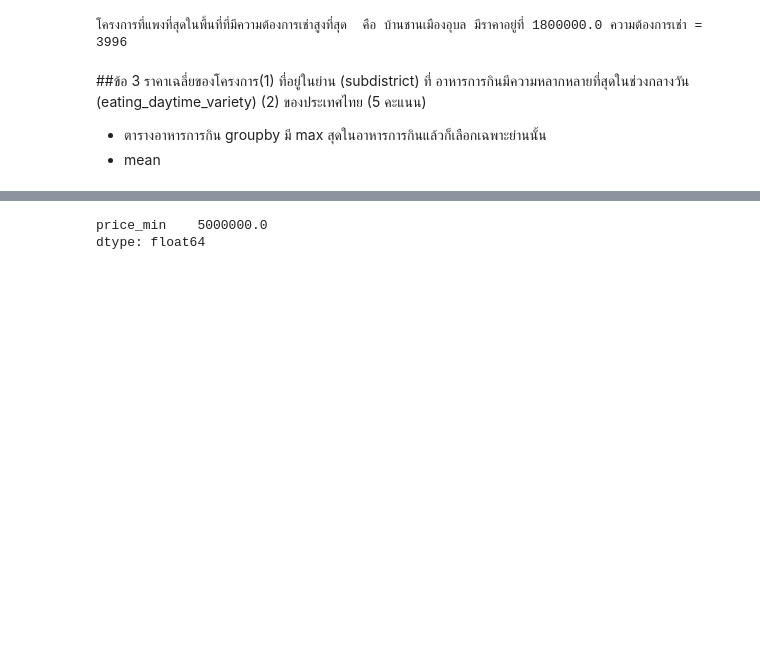
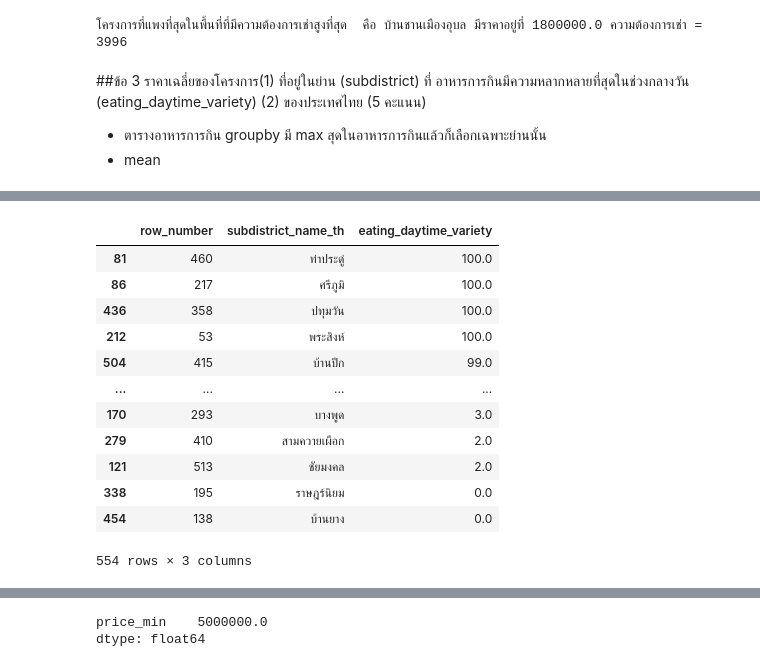
Before and after one commit to Nattakonjpg/BasicProg_DataViz65, a Jupyter notebook: Copy_of_Midterm2022.ipynb, the cells around one changed output, grey strips where cells are left out. Drawn from its saved outputs; the diff is of its cells as text; code cells hidden in the pictures; blank space fills up the shorter version.

```diff
--- a/Copy_of_Midterm2022.ipynb
+++ b/Copy_of_Midterm2022.ipynb
@@ -182,0 +183,17 @@ c #ได้ย่านที่มีความหลากหลายส
+# %%
+x = eat1[['row_number','subdistrict_name_th','eating_daytime_variety']].sort_values('eating_daytime_variety',ascending=0)  #เลือก column พื้นที่ , อาหารการกินกลางวัน , ราคาของโครง
+x  # ได้ย่านที่มีการกินหลากหลายสุดในกลางวัน
+# %% [output]
+|  | row_number | subdistrict_name_th | eating_daytime_variety |
+| 81 | 460 | ท่าประดู่ | 100.0 |
+| 86 | 217 | ศรีภูมิ | 100.0 |
+| 436 | 358 | ปทุมวัน | 100.0 |
+| 212 | 53 | พระสิงห์ | 100.0 |
+| 504 | 415 | บ้านปึก | 99.0 |
+| ... | ... | ... | ... |
+| 170 | 293 | บางพูด | 3.0 |
+| 279 | 410 | สามควายเผือก | 2.0 |
+| 121 | 513 | ชัยมงคล | 2.0 |
+| 338 | 195 | ราษฎร์นิยม | 0.0 |
+| 454 | 138 | บ้านยาง | 0.0 |
+554 rows × 3 columns
```
Also changed, not shown: parts of 21 cells of this notebook.
